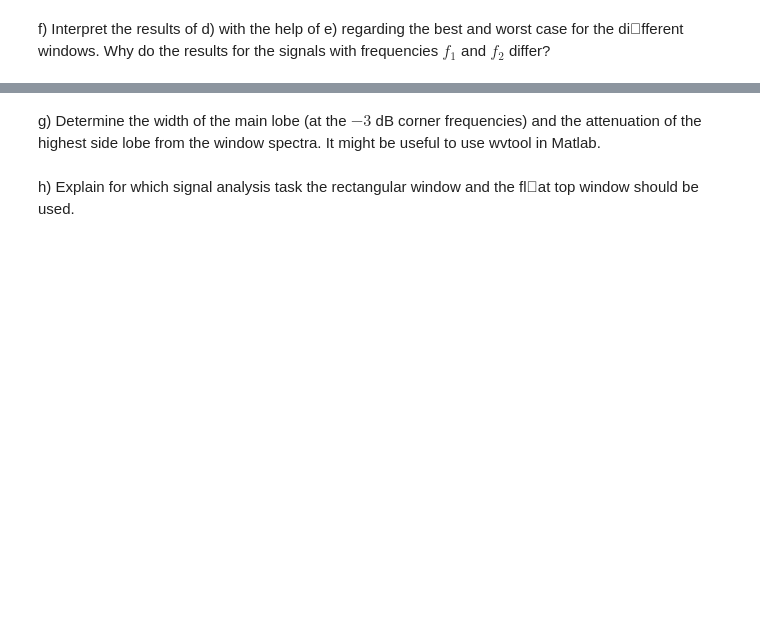
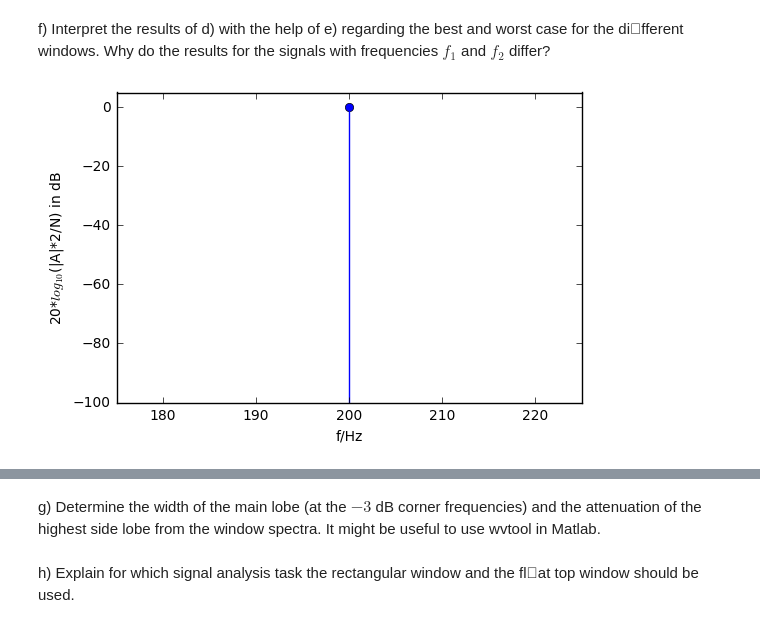
Before and after one commit to JakobHeller/DigitalSignalProcessing, a Jupyter notebook: Lab1.ipynb, the cells around one changed output, grey strips where cells are left out. Cells and saved outputs as stored; diff of their text form; code cells hidden in the pictures; blank space fills up the shorter version.

```diff
--- a/Lab1.ipynb
+++ b/Lab1.ipynb
@@ -144,0 +151,20 @@
+# %%
+#we define a function for DFT plot of the Signals
+def dft_signal(f):
+
+    N = len(f)
+
+    # DFT of window function
+    F = np.fft.fft(f, N)
+
+    #normalisation with  2/N
+    Flog = 20*np.log10( np.abs(F)*(2/N))
+
+    plt.stem(Flog, bottom=-200)
+    plt.axis([175, 225, -100, 5])
+    plt.ylabel(r'20*$log_{10}$(|A|*2/N) in dB')
+    plt.xlabel(r'f/Hz')
+# %%
+dft_signal(y1)
+# %% [output]
+[figure, added]
```
Also changed, not shown: parts of 8 cells of this notebook.
